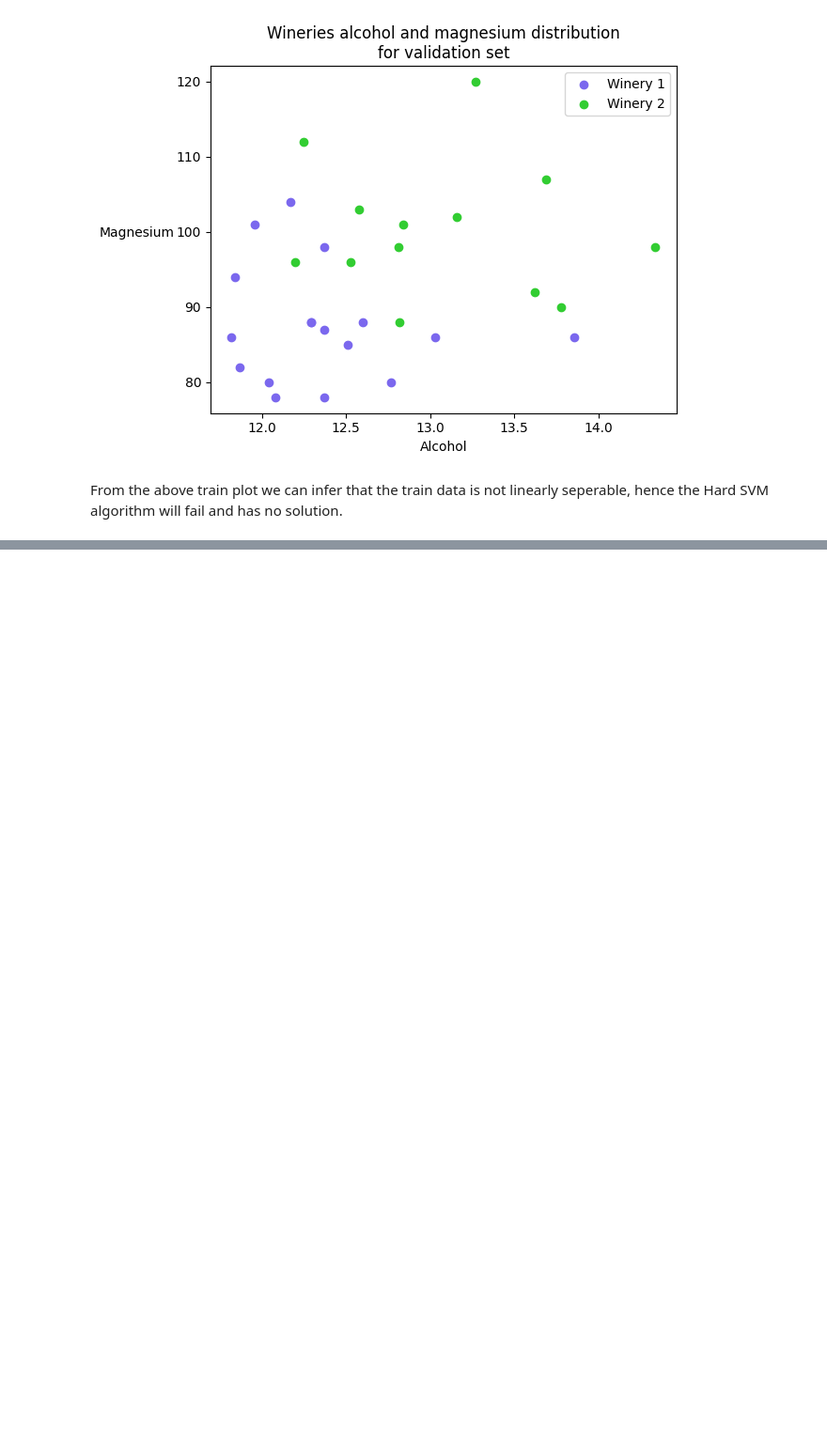
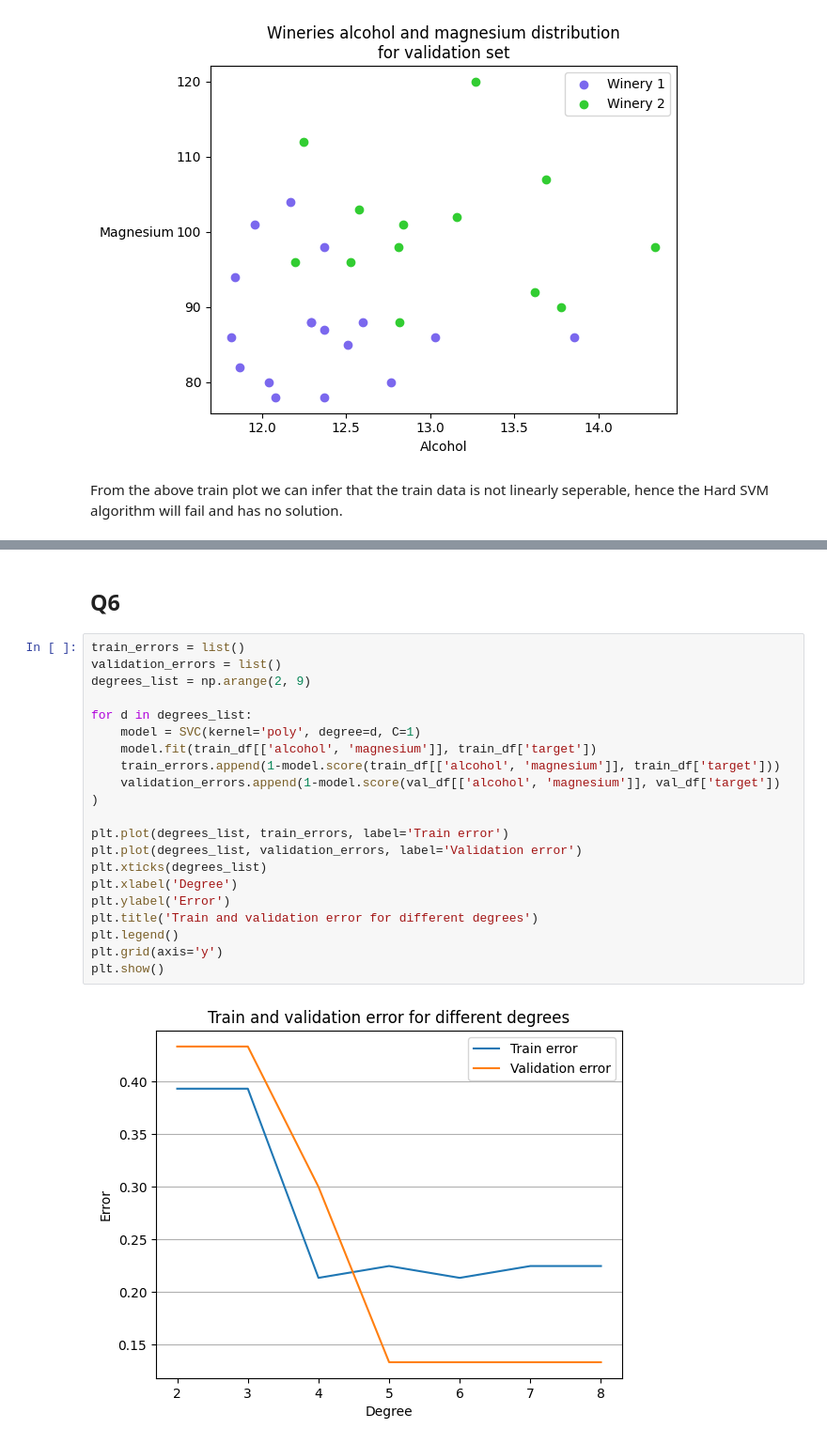
Before and after one commit to AmitShirazi1/ML_hw2, a Jupyter notebook: q1.ipynb, the cells around one changed output, grey strips where cells are left out. Shown: that part at 94% size. Cells and saved outputs as stored; diff of their text form; blank space fills up the shorter version.

```diff
--- a/q1.ipynb
+++ b/q1.ipynb
@@ -106,0 +151,25 @@ AttributeError: 'PathCollection' object has no attribute 'get_xlim'
+# %% [markdown]
+## Q6
+# %%
+train_errors = list()
+validation_errors = list()
+degrees_list = np.arange(2, 9)
+
+for d in degrees_list:
+    model = SVC(kernel='poly', degree=d, C=1)
+    model.fit(train_df[['alcohol', 'magnesium']], train_df['target'])
+    train_errors.append(1-model.score(train_df[['alcohol', 'magnesium']], train_df['target']))
+    validation_errors.append(1-model.score(val_df[['alcohol', 'magnesium']], val_df['target'])
+)
+
+plt.plot(degrees_list, train_errors, label='Train error')
+plt.plot(degrees_list, validation_errors, label='Validation error')
+plt.xticks(degrees_list)
+plt.xlabel('Degree')
+plt.ylabel('Error')
+plt.title('Train and validation error for different degrees')
+plt.legend()
+plt.grid(axis='y')
+plt.show()
+# %% [output]
+[figure, added]
```
Also changed, not shown: parts of 13 cells of this notebook.
